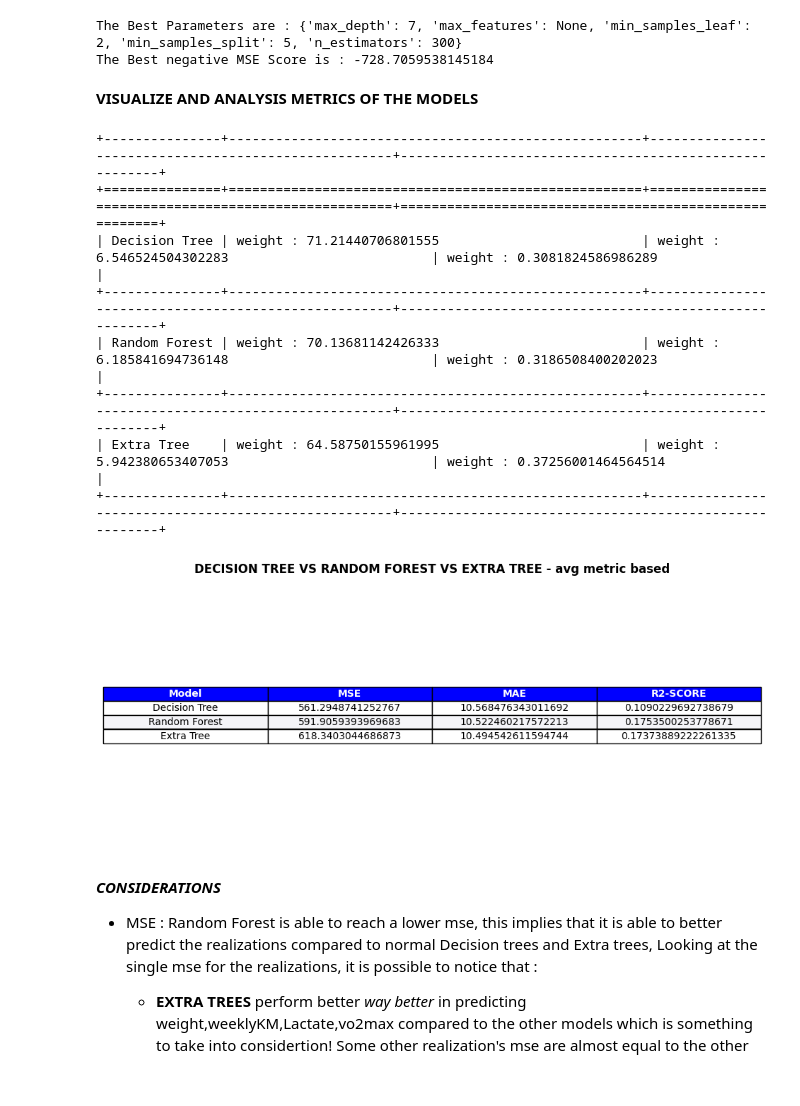
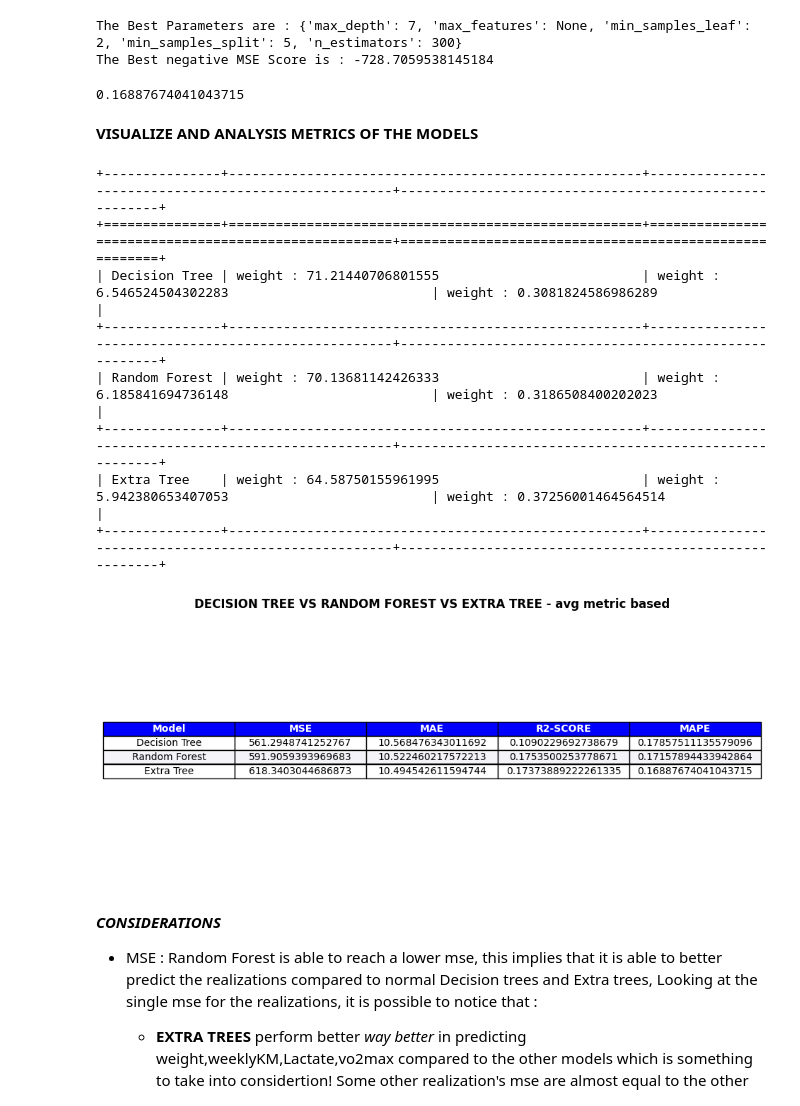
Before and after one commit to lambione/ML-running-thesis, a Jupyter notebook: multiOutputTrees.ipynb, the cells around one changed output. Drawn from its saved outputs; the diff is of its cells as text; code cells hidden in the pictures.

```diff
--- a/multiOutputTrees.ipynb
+++ b/multiOutputTrees.ipynb
@@ -348,8 +349,11 @@ def perform_tree_regression(regressor,X,y,ensemble):
     mae = mean_absolute_error(y_test, predictions, multioutput='raw_values')
     mse = mean_squared_error(y_test, predictions, multioutput='raw_values')
     r2 = r2_score(y_test, predictions, multioutput='raw_values')
+    mape = mean_absolute_percentage_error(y_test, predictions)
+    mape_single = [mean_absolute_percentage_error(y_test.iloc[:, i], predictions[:, i]) for i in range(y_test.shape[1])]
+    root_mse = root_mean_squared_error(y_test,predictions,  multioutput='raw_values')
 
-    return tree,X_train,mse,mae,r2
+    return tree,X_train,mse,mae,r2,mape,mape_single,root_mse
 # %% [markdown]
 ## __*PERFORM FEATURE EXTRACTION*__
 # %% [markdown]
@@ -550,9 +554,9 @@ Index(['marathon_time_in_minutes', 'height', 'age', 'yearsTrained'], dtype='obje
 # %% [markdown]
 __TRAIN THE MODELS__
 # %%
-tree1, tree_train1, tree_mse1, tree_mae1, tree_r21= perform_tree_regression(DecisionTreeRegressor,X_marathon,y_marathon,False)
-rf1, rf_train1, rf_mse1, rf_mae1, rf_r21 = perform_tree_regression(RandomForestRegressor,X_marathon,y_marathon,True)
-extra1, extra_train1, extra_mse1, extra_mae1, extra_r21 = perform_tree_regression(ExtraTreesRegressor,X_marathon,y_marathon,True)
+tree1, tree_train1, tree_mse1, tree_mae1, tree_r21, tree_mape1= perform_tree_regression(DecisionTreeRegressor,X_marathon,y_marathon,False)
+rf1, rf_train1, rf_mse1, rf_mae1, rf_r21, rf_mape1 = perform_tree_regression(RandomForestRegressor,X_marathon,y_marathon,True)
+extra1, extra_train1, extra_mse1, extra_mae1, extra_r21, extra_mape1 = perform_tree_regression(ExtraTreesRegressor,X_marathon,y_marathon,True)
 # %% [output]
 The Best Parameters are : {'max_depth': 6, 'max_features': 'sqrt', 'min_samples_leaf': 9, 'min_samples_split': 2}
 The Best negative MSE Score is : -764.5482774769716
@@ -560,6 +564,10 @@ The Best Parameters are : {'max_depth': 7, 'max_features': 'sqrt', 'min_samples_
 The Best negative MSE Score is : -697.4311988282487
 The Best Parameters are : {'max_depth': 7, 'max_features': None, 'min_samples_leaf': 2, 'min_samples_split': 5, 'n_estimators': 300}
 The Best negative MSE Score is : -728.7059538145184
+# %%
+print(extra_mape1)
+# %% [output]
+0.16887674041043715
 # %% [markdown]
 __VISUALIZE AND ANALYSIS METRICS OF THE MODELS__
 # %%
@@ -567,35 +575,36 @@ indexes = ['Decision Tree', 'Random Forest', 'Extra Tree']
 
 avg_metrics1 = {
     'MSE': [tree_mse1.mean(), rf_mse1.mean(), extra_mse1.mean()],
     'MAE': [tree_mae1.mean(), rf_mae1.mean(), extra_mae1.mean()],
-    'R2-SCORE': [tree_r21.mean(), rf_r21.mean(), extra_r21.mean()]
+    'R2-SCORE': [tree_r21.mean(), rf_r21.mean(), extra_r21.mean()],
+    'MAPE': [tree_mape1, rf_mape1, extra_mape1]
 }
 df_avg1 = pd.DataFrame(avg_metrics1)
 
 single_metrics = {
     'MSE' : [tree_mse1, rf_mse1, extra_mse1],
     'MAE' :[tree_mae1, rf_mae1, extra_mae1],
     'R2-SCORE' :[tree_r21, rf_r21, extra_r21]
 }
 
 formatted_single_metrics1 = markdown_table(single_metrics)
 df_single1 = pd.DataFrame(formatted_single_metrics1,index=indexes)
 
 print(tabulate(df_single1, headers='keys', tablefmt='grid',showindex=True))
 
 fig, axes = plt.subplots(figsize=(10,5))
 create_metric_table(df_avg1, 'DECISION TREE VS RANDOM FOREST VS EXTRA TREE - avg metric based', indexes, axes)
 plt.show()
 # %% [output]
 +---------------+-----------------------------------------------------+-----------------------------------------------------+-------------------------------------------------------+
 +===============+=====================================================+=====================================================+=======================================================+
 | Decision Tree | weight : 71.21440706801555                          | weight : 6.546524504302283                          | weight : 0.3081824586986289                           |
 +---------------+-----------------------------------------------------+-----------------------------------------------------+-------------------------------------------------------+
 | Random Forest | weight : 70.13681142426333                          | weight : 6.185841694736148                          | weight : 0.3186508400202023                           |
 +---------------+-----------------------------------------------------+-----------------------------------------------------+-------------------------------------------------------+
 | Extra Tree    | weight : 64.58750155961995                          | weight : 5.942380653407053                          | weight : 0.37256001464564514                          |
 +---------------+-----------------------------------------------------+-----------------------------------------------------+-------------------------------------------------------+
-[figure, old version]
+[figure, new version]
 # %% [markdown]
 __*CONSIDERATIONS*__
 
```
Also changed, not shown: parts of 15 cells of this notebook, 4 other files.
